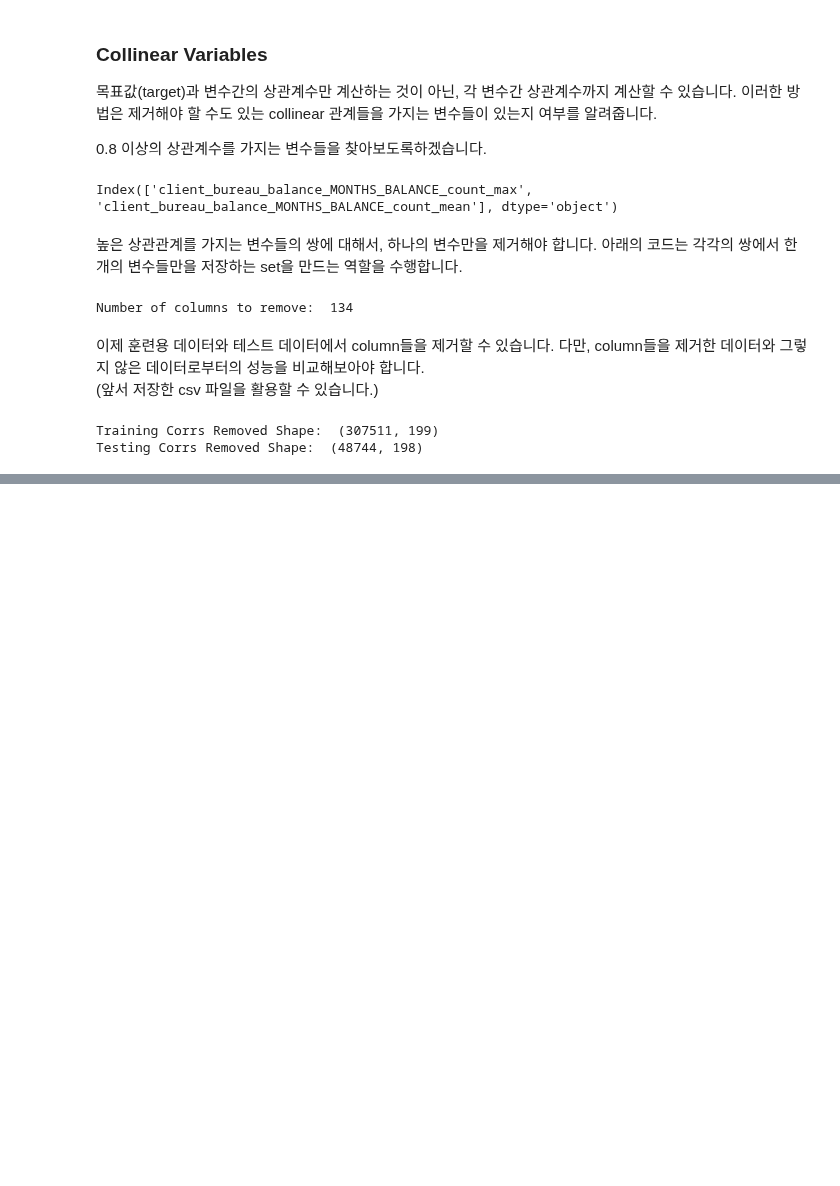
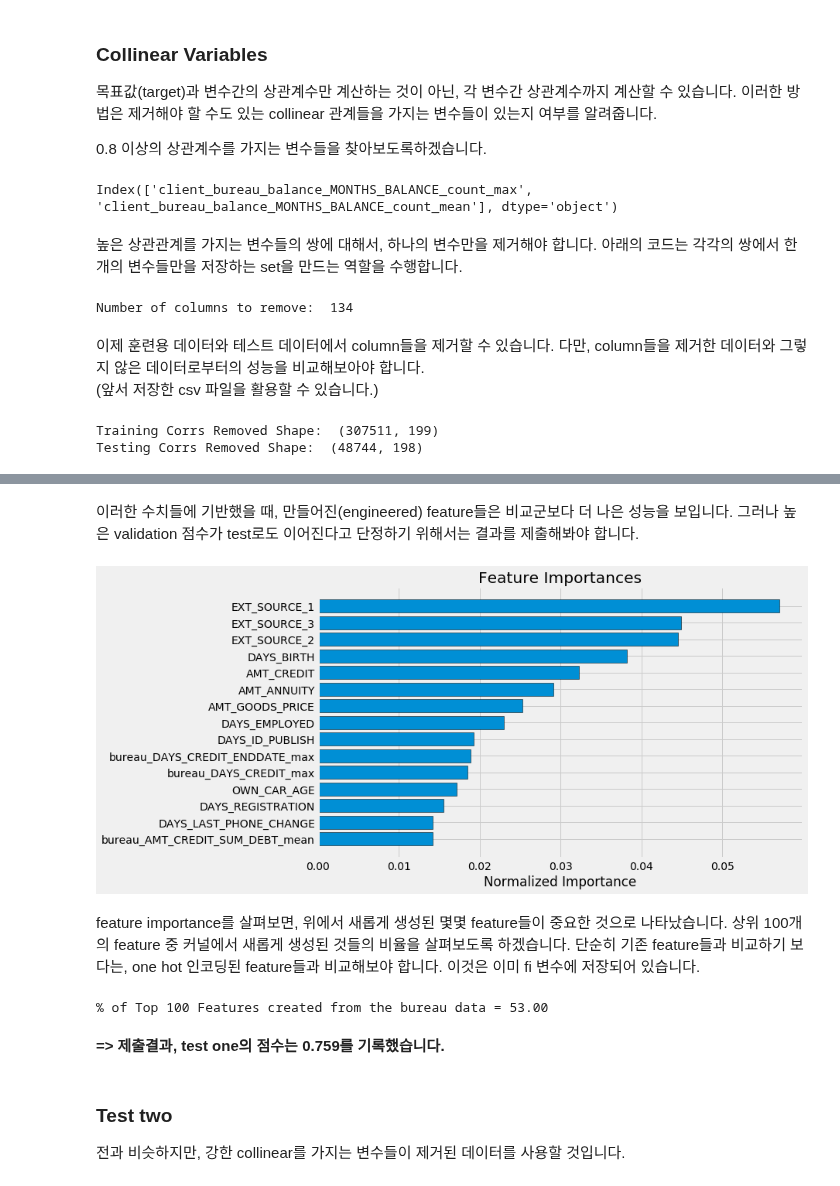
Before and after one commit to suhyun-cho/Dive-to-Kaggle, a Jupyter notebook: Home credit default risk/Home Credit Default Risk.ipynb, the cells around one changed output, grey strips where cells are left out. Cells and saved outputs as stored; diff of their text form; code cells hidden in the pictures; blank space fills up the shorter version.

```diff
--- a/Home credit default risk/Home Credit Default Risk.ipynb
+++ b/Home credit default risk/Home Credit Default Risk.ipynb
@@ -79,7 +82,7 @@ previous_loan_counts.head()
 # 훈련용 데이터프레임과 병합(Join)
 # Join to the training dataframe
 
-train = pd.read_csv('./Home credit default risk/application_train.csv')
+train = pd.read_csv('./application_train.csv')
 train = train.merge(previous_loan_counts, on='SK_ID_CURR', how = 'left')
 
 # NaN 값에 0을 대입
@@ -969,0 +1358,2 @@ test_corrs_removed.to_csv('test_bureau_corrs_removed.csv', index = False)
+# %%
+submission_raw, fi_raw, metrics_raw = model(train, test)
@@ -969,0 +1388,21 @@ test_corrs_removed.to_csv('test_bureau_corrs_removed.csv', index = False)
+# %% [markdown]
+이러한 수치들에 기반했을 때, 만들어진(engineered) feature들은 비교군보다 더 나은 성능을 보입니다. 그러나 높은 validation 점수가 test로도 이어진다고 단정하기 위해서는 결과를 제출해봐야 합니다.
+# %%
+fi_raw_sorted = plot_feature_importance(fi_raw)
+# %% [output]
+[figure, added]
+# %% [markdown]
+
+feature importance를 살펴보면, 위에서 새롭게 생성된 몇몇 feature들이 중요한 것으로 나타났습니다. 상위 100개의 feature 중 커널에서 새롭게 생성된 것들의 비율을 살펴보도록 하겠습니다. 단순히 기존 feature들과 비교하기 보다는, one hot 인코딩된 feature들과 비교해보야 합니다. 이것은 이미 fi 변수에 저장되어 있습니다.
+# %%
+top_100 = list(fi_raw_sorted['feature'])[:100]
+new_features = [x for x in top_100 if x not in list(fi['feature'])]
+
+print('%% of Top 100 Features created from the bureau data = %d.00' % len(new_features))
+# %% [output]
+% of Top 100 Features created from the bureau data = 53.00
+# %% [markdown]
+**=> 제출결과, test one의 점수는 0.759를 기록했습니다.**
+# %% [markdown]
+### Test two
+전과 비슷하지만, 강한 collinear를 가지는 변수들이 제거된 데이터를 사용할 것입니다.
```
Also changed, not shown: parts of 30 cells of this notebook.
